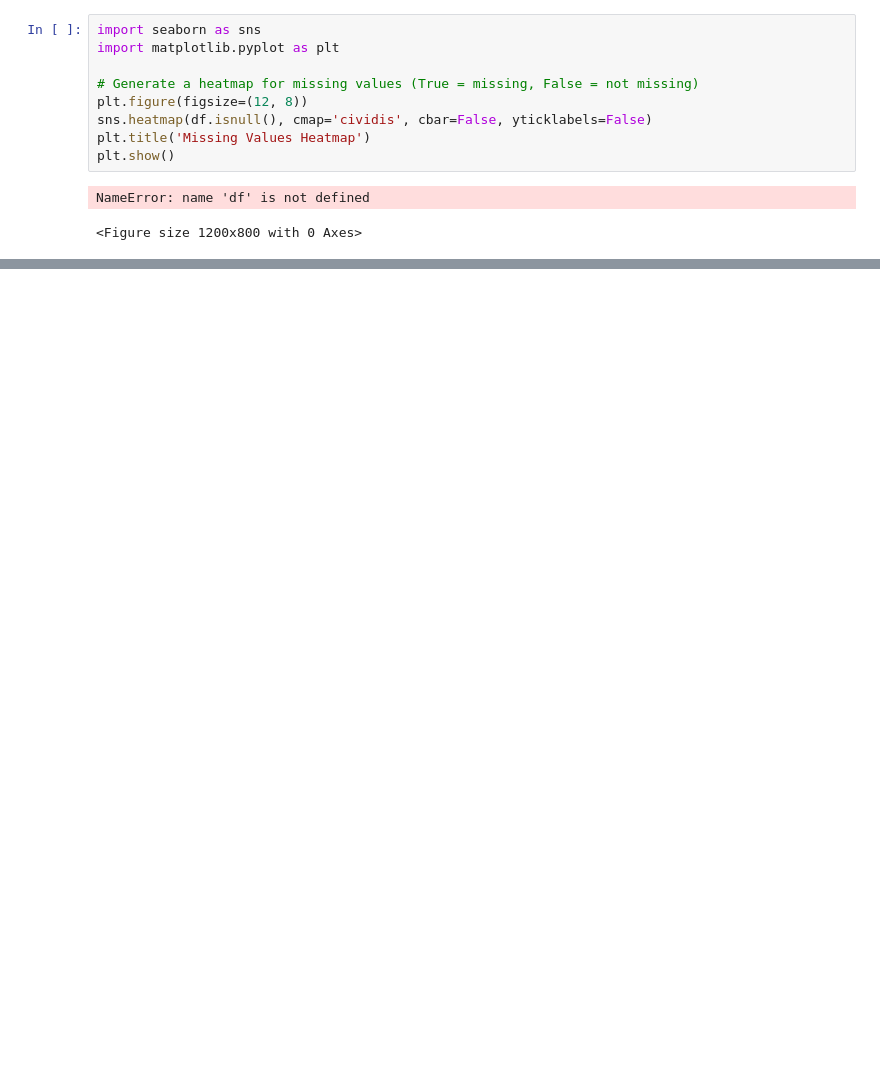
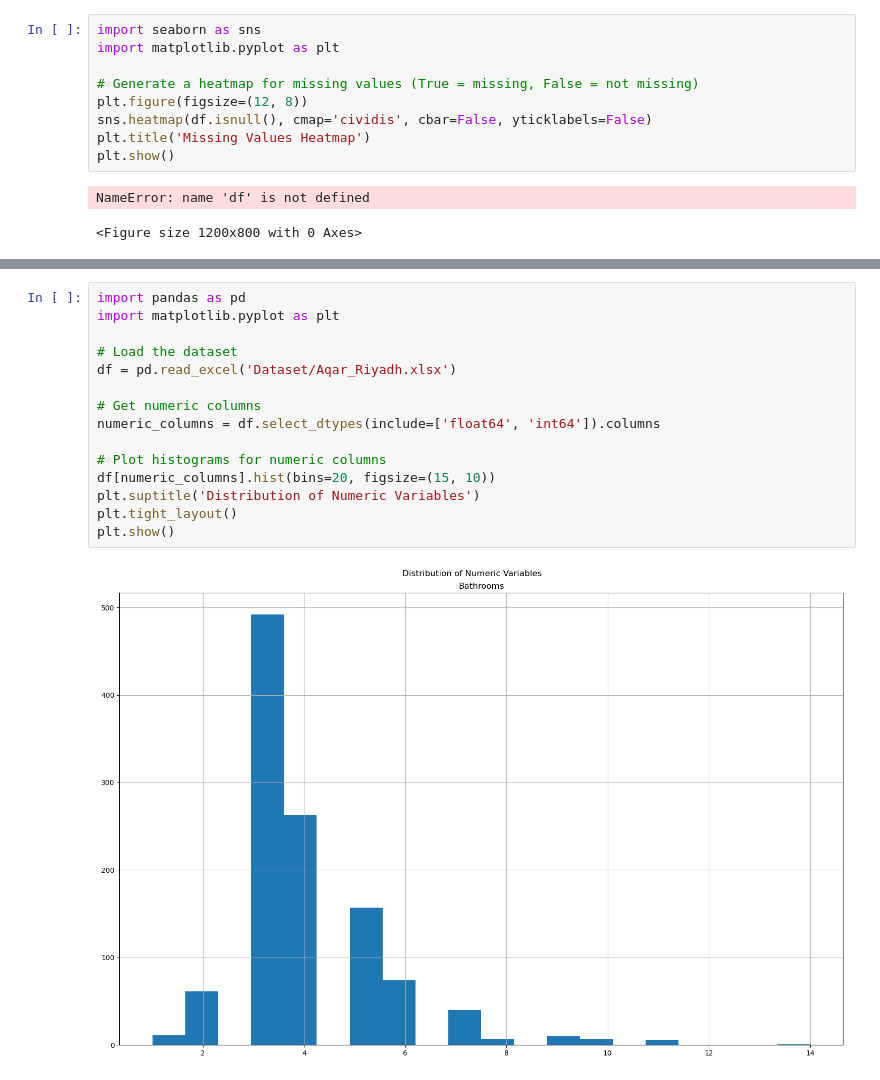
Before and after one commit to reemalsudairi/SWE485-Project-Group9, a Jupyter notebook: AgarRecommendation.ipynb, the cells around one changed output, grey strips where cells are left out. Saved outputs shown, nothing was run; the diff lists cells and outputs as text; blank space fills up the shorter version.

```diff
--- a/AgarRecommendation.ipynb
+++ b/AgarRecommendation.ipynb
@@ -27,0 +48,17 @@ df.head()
+# %%
+import pandas as pd
+import matplotlib.pyplot as plt
+
+# Load the dataset
+df = pd.read_excel('Dataset/Aqar_Riyadh.xlsx')
+
+# Get numeric columns
+numeric_columns = df.select_dtypes(include=['float64', 'int64']).columns
+
+# Plot histograms for numeric columns
+df[numeric_columns].hist(bins=20, figsize=(15, 10))
+plt.suptitle('Distribution of Numeric Variables')
+plt.tight_layout()
+plt.show()
+# %% [output]
+[figure, added]
```
Also changed, not shown: parts of 5 cells of this notebook.
